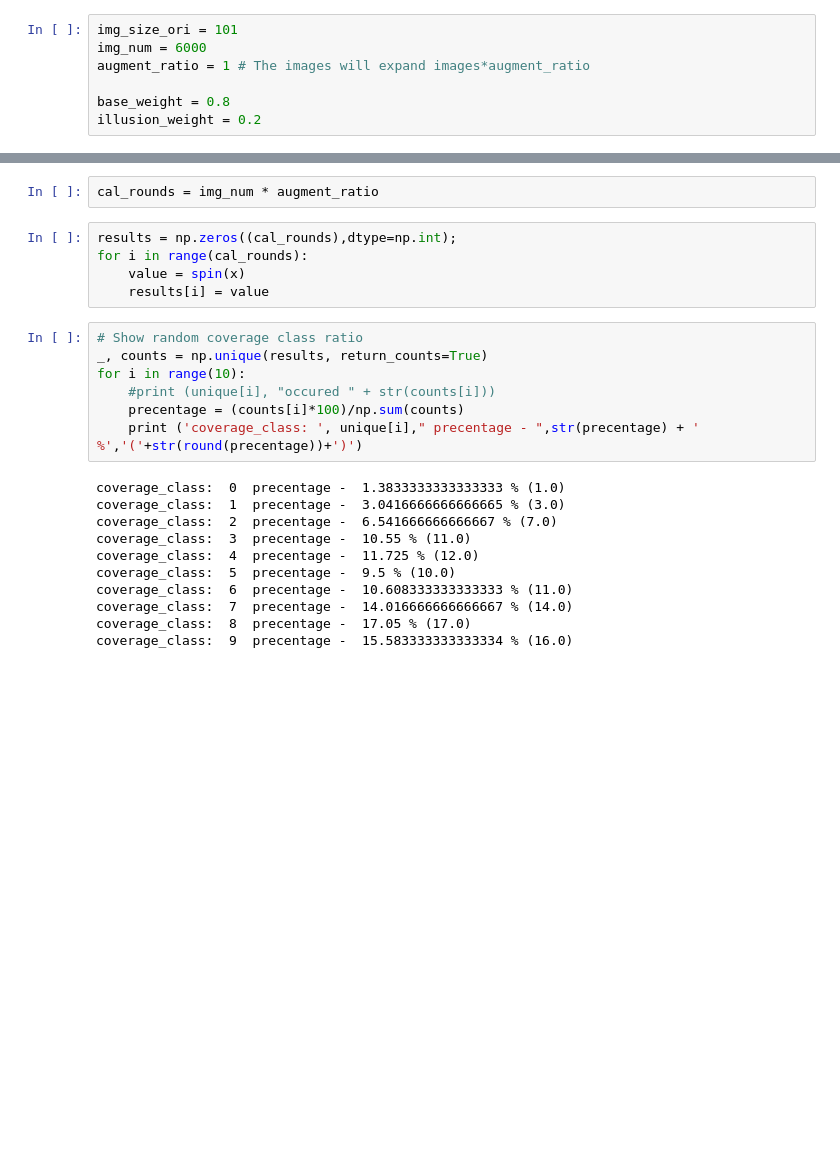
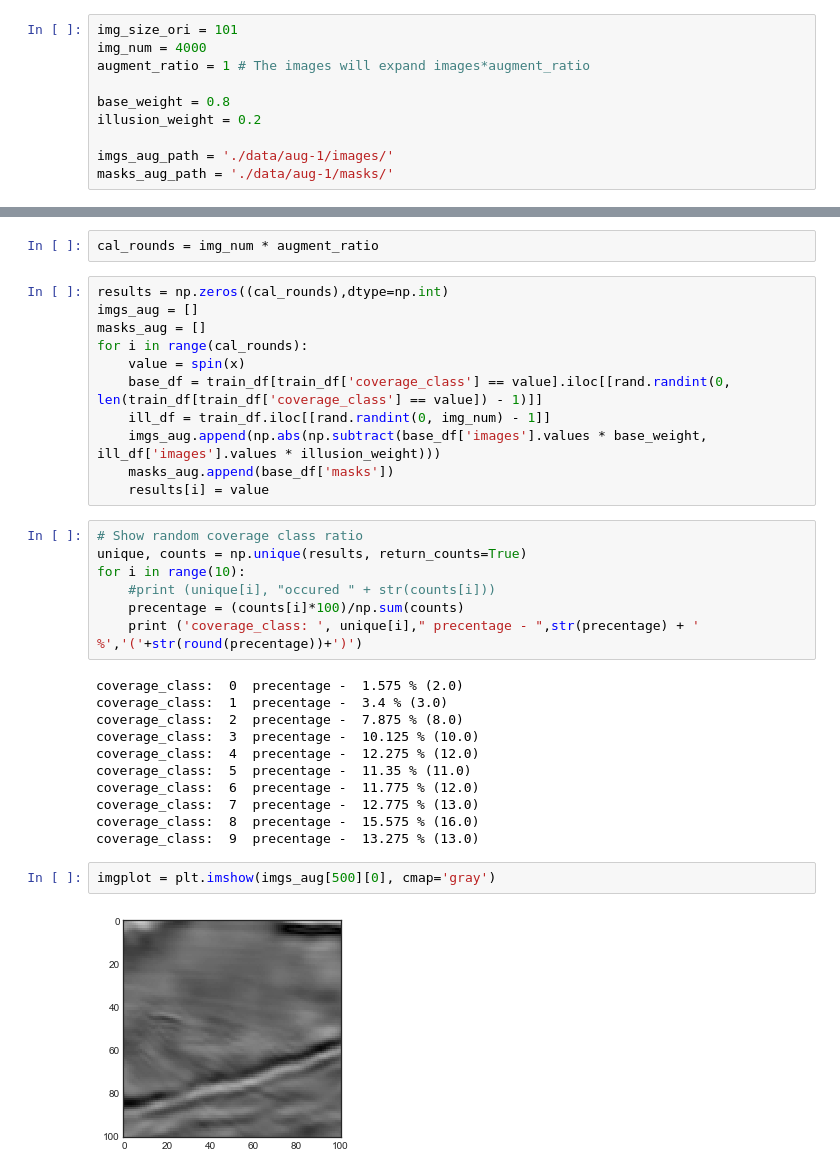
Before and after one commit to nnnnew/tgs-salt-identification, a Jupyter notebook: mixup.ipynb, the cells around one changed output, grey strips where cells are left out. Cells and saved outputs as stored; diff of their text form; blank space fills up the shorter version.

```diff
--- a/mixup.ipynb
+++ b/mixup.ipynb
@@ -16,11 +17,14 @@ from keras.preprocessing.image import load_img
 # Define params and helpers
 # %%
 img_size_ori = 101
-img_num = 6000
+img_num = 4000
 augment_ratio = 1 # The images will expand images*augment_ratio
 
 base_weight = 0.8
 illusion_weight = 0.2
+
+imgs_aug_path = './data/aug-1/images/'
+masks_aug_path = './data/aug-1/masks/'
 # %%
 # load train set infomation
 train_df = pd.read_csv("./data/train.csv", index_col="id", usecols=[0])
@@ -108,25 +112,35 @@ x = init_roul_wheel(wheel_vector)
 # %%
 cal_rounds = img_num * augment_ratio
 # %%
-results = np.zeros((cal_rounds),dtype=np.int);
+results = np.zeros((cal_rounds),dtype=np.int)
+imgs_aug = []
+masks_aug = []
 for i in range(cal_rounds):
     value = spin(x)
+    base_df = train_df[train_df['coverage_class'] == value].iloc[[rand.randint(0, len(train_df[train_df['coverage_class'] == value]) - 1)]]
+    ill_df = train_df.iloc[[rand.randint(0, img_num) - 1]]
+    imgs_aug.append(np.abs(np.subtract(base_df['images'].values * base_weight, ill_df['images'].values * illusion_weight)))
+    masks_aug.append(base_df['masks'])
     results[i] = value
 # %%
 # Show random coverage class ratio
-_, counts = np.unique(results, return_counts=True)
+unique, counts = np.unique(results, return_counts=True)
 for i in range(10):
     #print (unique[i], "occured " + str(counts[i]))
     precentage = (counts[i]*100)/np.sum(counts)
     print ('coverage_class: ', unique[i]," precentage - ",str(precentage) + ' %','('+str(round(precentage))+')')
 # %% [output]
-coverage_class:  0  precentage -  1.3833333333333333 % (1.0)
-coverage_class:  1  precentage -  3.0416666666666665 % (3.0)
-coverage_class:  2  precentage -  6.541666666666667 % (7.0)
-coverage_class:  3  precentage -  10.55 % (11.0)
-coverage_class:  4  precentage -  11.725 % (12.0)
-coverage_class:  5  precentage -  9.5 % (10.0)
-coverage_class:  6  precentage -  10.608333333333333 % (11.0)
-coverage_class:  7  precentage -  14.016666666666667 % (14.0)
-coverage_class:  8  precentage -  17.05 % (17.0)
-coverage_class:  9  precentage -  15.583333333333334 % (16.0)
+coverage_class:  0  precentage -  1.575 % (2.0)
+coverage_class:  1  precentage -  3.4 % (3.0)
+coverage_class:  2  precentage -  7.875 % (8.0)
+coverage_class:  3  precentage -  10.125 % (10.0)
+coverage_class:  4  precentage -  12.275 % (12.0)
+coverage_class:  5  precentage -  11.35 % (11.0)
+coverage_class:  6  precentage -  11.775 % (12.0)
+coverage_class:  7  precentage -  12.775 % (13.0)
+coverage_class:  8  precentage -  15.575 % (16.0)
+coverage_class:  9  precentage -  13.275 % (13.0)
+# %%
+imgplot = plt.imshow(imgs_aug[500][0], cmap='gray')
+# %% [output]
+[figure, added]
```
Also changed, not shown: parts of 6 cells of this notebook, 6 other files.
